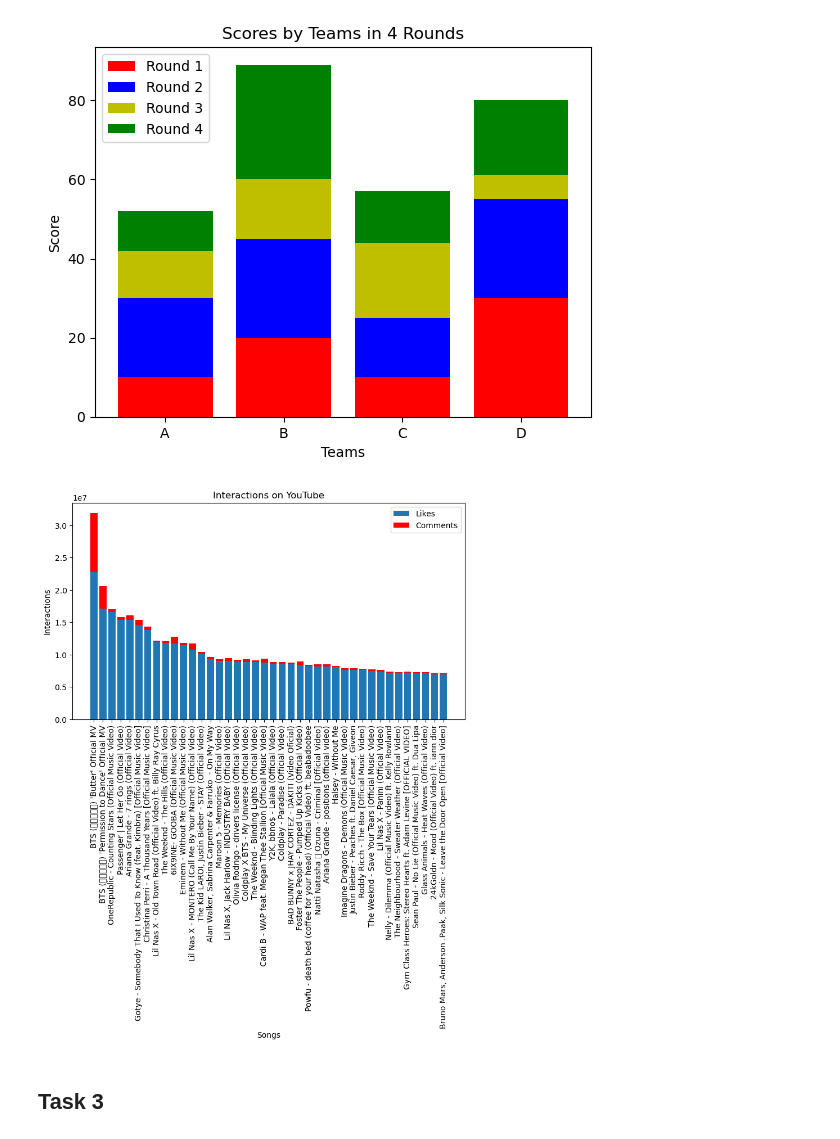
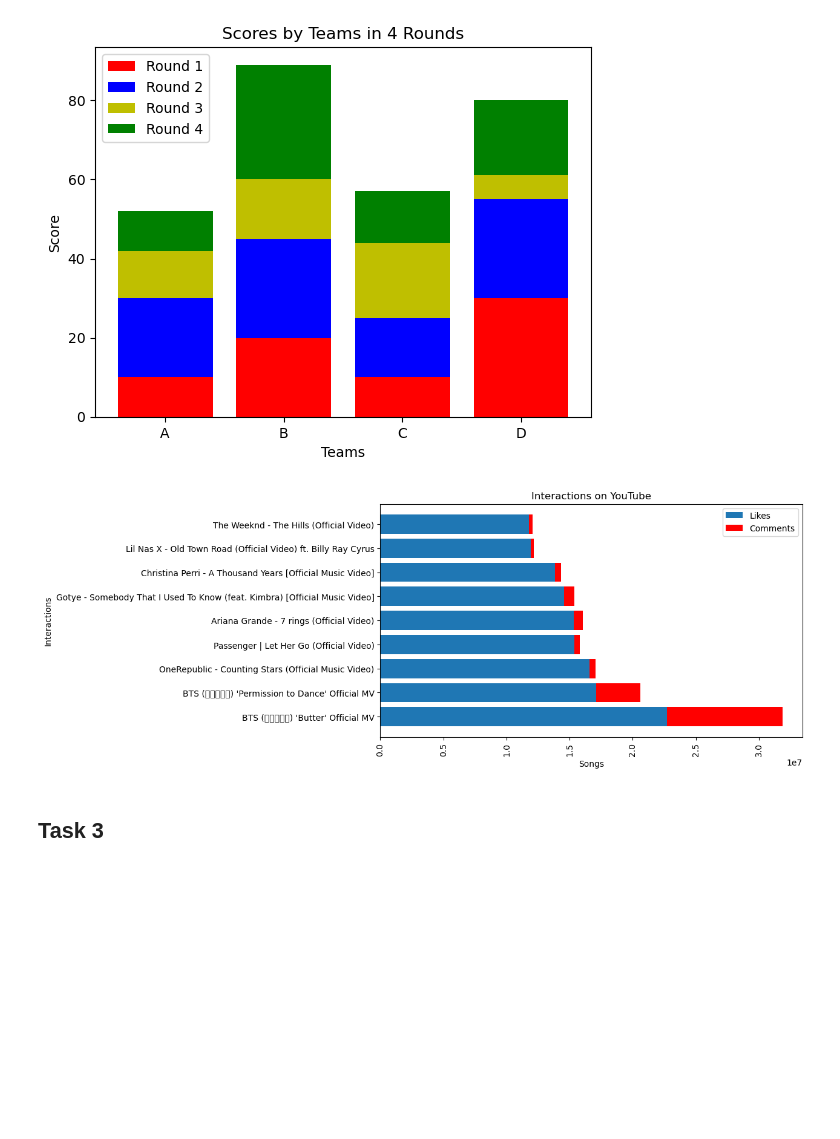
Before and after one commit to AnastasiaBrinati/Visualization-Project-22-23, a Jupyter notebook: Visualization Project.ipynb, the cells around one changed output. Saved outputs shown, nothing was run; the diff lists cells and outputs as text; code cells hidden in the pictures; blank space fills up the shorter version.

```diff
--- a/Visualization Project.ipynb
+++ b/Visualization Project.ipynb
@@ -236,24 +236,24 @@ plt.show()
 # %%
 fig = plt.figure(figsize=(9,5))
 ax = fig.add_subplot()
-size = 50
+size = 10
 # create data
 top_songs = tracks.sort_values(by='Likes',ascending=False).dropna()
 top_songs = top_songs[1:size]
 x = top_songs['Title'].to_list()
 y1 = top_songs['Likes'].to_list()
 y2 = top_songs['Comments'].to_list()
 
 # plot bars in stack manner
-ax.bar(x, y1);
-ax.bar(x, y2, bottom=y1,color='red');
+ax.barh(x, y1);
+ax.barh(x, y2, left=y1,color='red');
 ax.set_xlabel("Songs");
 ax.set_ylabel("Interactions");
 ax.legend(["Likes", "Comments"]);
 ax.set_title("Interactions on YouTube");
 plt.xticks(rotation = 90);
 # %% [output]
-[figure, old version]
+[figure, new version]
 # %% [markdown]
 ## Task 3
 # %%
```
